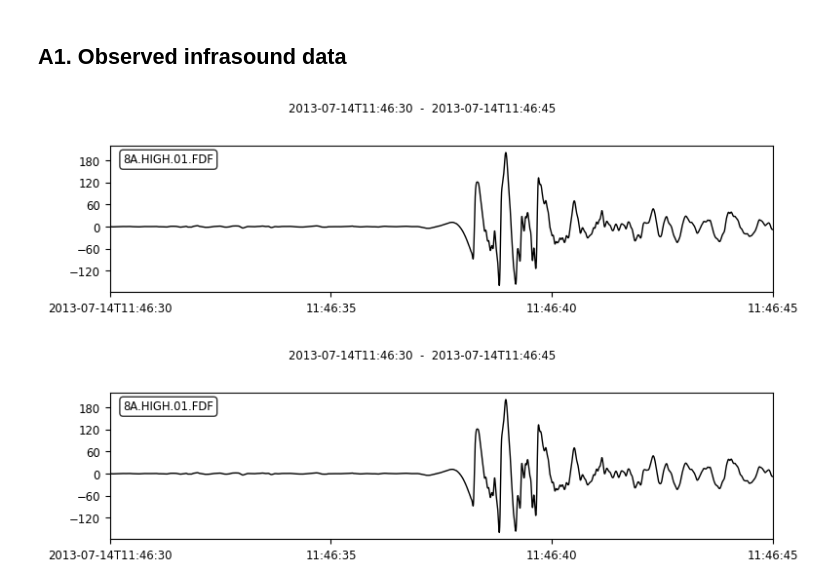
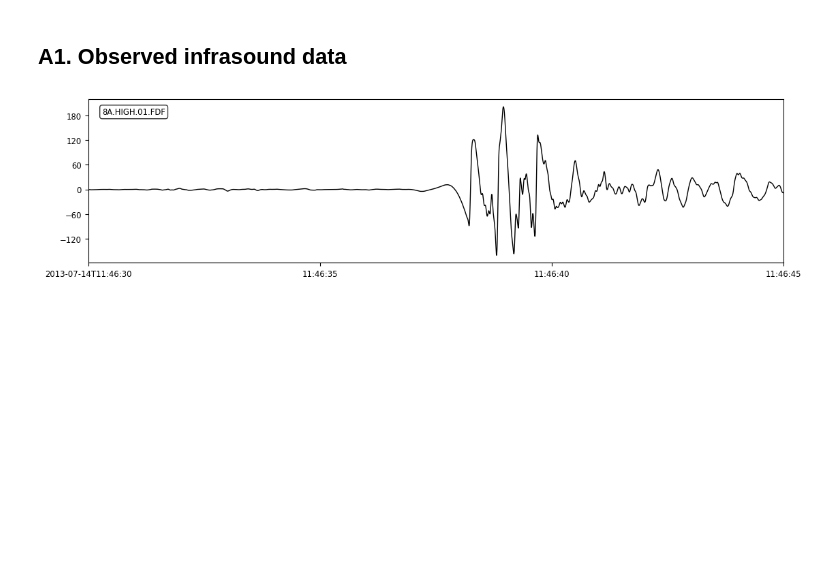
Before and after one commit to paxtonsc/volcano-sims, a Jupyter notebook: notebooks/2025.05.19.experiments.ipynb, the cells around one changed output. Cells and saved outputs as stored; diff of their text form; code cells hidden in the pictures; blank space fills up the shorter version.

```diff
--- a/notebooks/2025.05.19.experiments.ipynb
+++ b/notebooks/2025.05.19.experiments.ipynb
@@ -36,10 +39 @@ END_TIME = 30
 C0 = 320 # m/s at 5000m
-# %%
-import matplotlib.pyplot as plt
-import matplotlib.animation as animation
-plt.rcParams['animation.ffmpeg_path'] = '/opt/homebrew/bin/ffmpeg'
-
-solver_func = get_local_solver_from_index_func(folder_name, file_name)
-ani = animate_conduit_pressure(solver_func, iterations=iterations, d_iterations=20, viscosity_index=1, wall_friction_index=5, max_velocity=100, max_slip=60, max_tau=0.1, max_pressure=50, max_speed_of_sound=100, max_water=20, max_density=5e3, max_fragmentation=5000, max_crystal=100, max_viscosity=1)
-
-HTML(ani.to_html5_video())
@@ -801,30 +875,34 @@ Text(0.5, 0, 'time (s)')
 # %%
 import matplotlib.pyplot as plt
 import numpy as np
 
 import obspy
 from obspy import read, Stream, UTCDateTime
 from obspy.io.mseed.util import get_record_information
 
 file_path = "/Users/paxton/git/volcano_sims/infrasound_data/8A.HIGH.2013-07-14.mseed"
 
 st = read(file_path)
 
 tr0 = st[0]
 tr0_filtered = tr0.copy()
 
 freqmin = 1
 freqmax = 20
 tr0_filtered.filter("bandpass", freqmin=freqmin, freqmax=freqmax, corners=4, zerophase=True)
 
 tr0_filtered.data = tr0_filtered.data * 1.589e-6 /  23e-6
 
 t1 = UTCDateTime("2013-07-14T11:46:30")
 t2 = UTCDateTime("2013-07-14T11:46:45")
 
 tr0_filtered.trim(t1, t2)
 
-tr0_filtered.plot()
+fig = plt.figure(figsize=(12,4))
+tr0_filtered.plot(fig=fig)
+
+plt.savefig(f"{BASE_PATH}/volcano_sims/notebooks/charts/infrasound_validation.png", dpi=300, bbox_inches="tight")  # Save the plot as a PNG file
+plt.show()
+plt.close()  # Close the plot to free memory
 # %% [output]
-[figure, old version]
+[figure, new version]
-[figure, removed]
```
Also changed, not shown: parts of 12 cells of this notebook, 20 other files.
